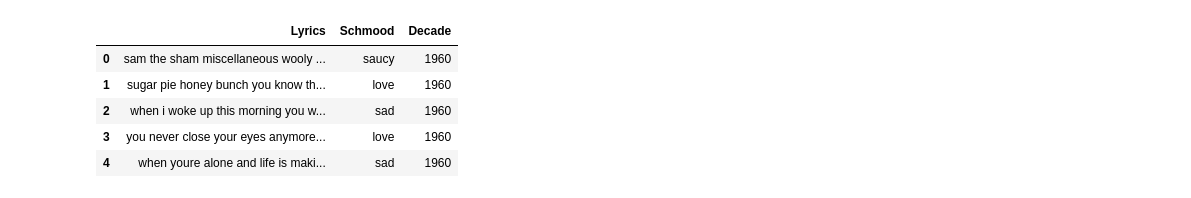
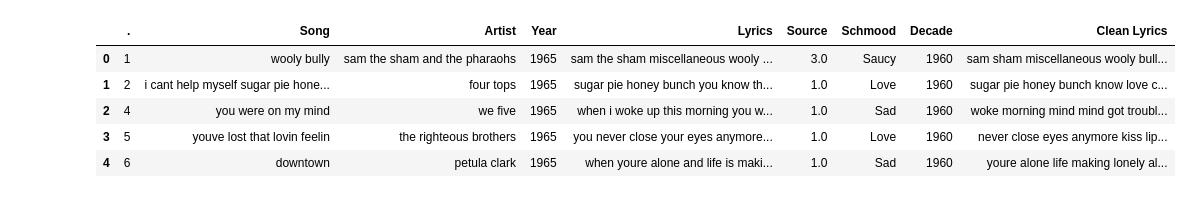
Before and after one commit to Payne3/Shmoodify, a Jupyter notebook: full and train data.ipynb, the cells around one changed output. Drawn from its saved outputs; the diff is of its cells as text; code cells hidden in the pictures.

```diff
--- a/full and train data.ipynb
+++ b/full and train data.ipynb
@@ -48,11 +95,28 @@ memory usage: 30.1+ KB
+# %%
+import nltk
+from nltk.tokenize import word_tokenize
+from nltk.corpus import stopwords
+
+lyrics_clean = []
+
+for index, row in train_songs.iterrows():
+    song = row['Lyrics']
+    tokens = word_tokenize(song)
+    stop_words = set(stopwords.words('english'))
+    tokens = [w for w in tokens if not w in stop_words]
+    str = " "
+    tokens = str.join(tokens)
+    lyrics_clean.append(tokens)
+lyrics_clean
+train_songs['Clean Lyrics'] = lyrics_clean
+train_songs.head()
+# %% [output]
+|  | . | Song | Artist | Year | Lyrics | Source | Schmood | Decade | Clean Lyrics |
+| 0 | 1 | wooly bully | sam the sham and the pharaohs | 1965 | sam the sham miscellaneous wooly ... | 3.0 | Saucy | 1960 | sam sham miscellaneous wooly bull... |
+| 1 | 2 | i cant help myself sugar pie hone... | four tops | 1965 | sugar pie honey bunch you know th... | 1.0 | Love | 1960 | sugar pie honey bunch know love c... |
+| 2 | 4 | you were on my mind | we five | 1965 | when i woke up this morning you w... | 1.0 | Sad | 1960 | woke morning mind mind got troubl... |
+| 3 | 5 | youve lost that lovin feelin | the righteous brothers | 1965 | you never close your eyes anymore... | 1.0 | Love | 1960 | never close eyes anymore kiss lip... |
+| 4 | 6 | downtown | petula clark | 1965 | when youre alone and life is maki... | 1.0 | Sad | 1960 | youre alone life making lonely al... |
 # %%
-train_df = train_songs.filter(['Lyrics','Schmood', 'Decade'])
+train_df = train_songs.dropna(subset=['Schmood'])
 train_df = train_df.reset_index(drop=True)
-train_df.head()
-# %% [output]
-|  | Lyrics | Schmood | Decade |
-| 0 | sam the sham miscellaneous wooly ... | saucy | 1960 |
-| 1 | sugar pie honey bunch you know th... | love | 1960 |
-| 2 | when i woke up this morning you w... | sad | 1960 |
-| 3 | you never close your eyes anymore... | love | 1960 |
-| 4 | when youre alone and life is maki... | sad | 1960 |
```
Also changed, not shown: parts of 18 cells of this notebook.
